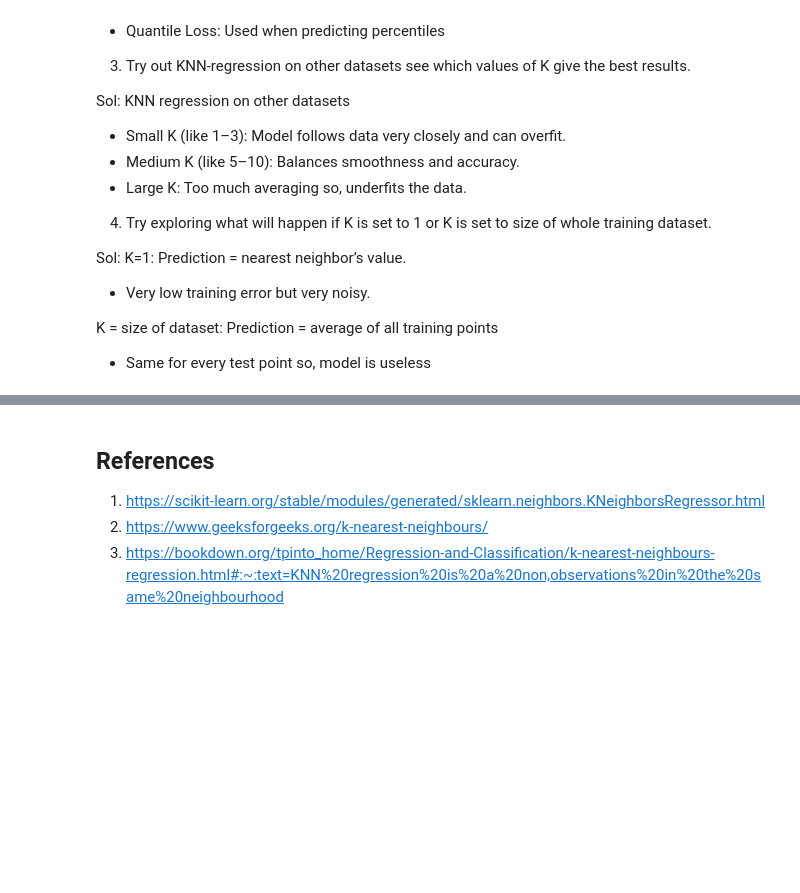
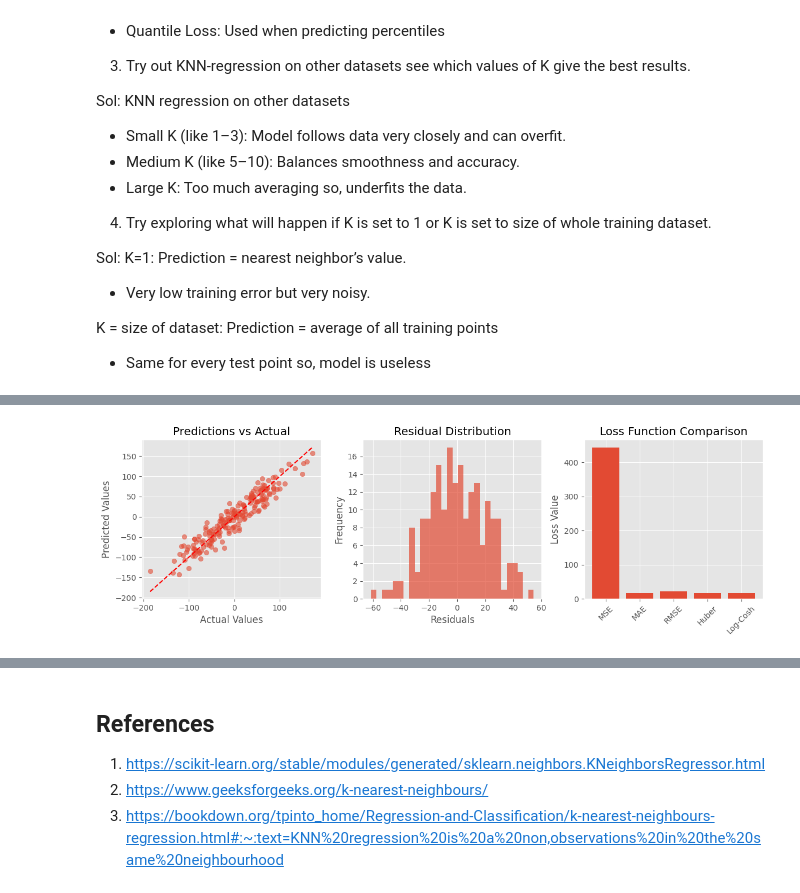
Before and after one commit to SaiGuruInukurthi/iHub_AIML_2025, a Jupyter notebook: Mod5_Lab2_Loss_Functions.ipynb, the cells around one changed output, grey strips where cells are left out. Cells and saved outputs as stored; diff of their text form; code cells hidden in the pictures; blank space fills up the shorter version.

```diff
--- a/Mod5_Lab2_Loss_Functions.ipynb
+++ b/Mod5_Lab2_Loss_Functions.ipynb
@@ -276,0 +291,78 @@ K = size of dataset: Prediction = average of all training points
+# %%
+# Create synthetic regression dataset
+from sklearn.datasets import make_regression
+from sklearn.model_selection import train_test_split
+from sklearn.linear_model import LinearRegression
+from sklearn.preprocessing import StandardScaler
+from sklearn.metrics import mean_squared_error, mean_absolute_error
+import numpy as np
+import matplotlib.pyplot as plt
+
+# Generate regression dataset
+X_reg, y_reg = make_regression(n_samples=1000, n_features=5, noise=20, random_state=42)
+X_train_reg, X_test_reg, y_train_reg, y_test_reg = train_test_split(X_reg, y_reg, test_size=0.2, random_state=42)
+
+# Scale features
+scaler = StandardScaler()
+X_train_scaled = scaler.fit_transform(X_train_reg)
+X_test_scaled = scaler.transform(X_test_reg)
+
+# Train linear regression model
+lr_model = LinearRegression()
+lr_model.fit(X_train_scaled, y_train_reg)
+y_pred_reg = lr_model.predict(X_test_scaled)
+
+# Calculate different loss functions
+mse_reg = mean_squared_error(y_test_reg, y_pred_reg)
+mae_reg = mean_absolute_error(y_test_reg, y_pred_reg)
+rmse_reg = np.sqrt(mse_reg)
+
+# Custom loss functions
+def huber_loss(y_true, y_pred, delta=1.0):
+    residual = np.abs(y_true - y_pred)
+    return np.where(residual <= delta,
+                    0.5 * residual**2,
+                    delta * residual - 0.5 * delta**2).mean()
+
+def log_cosh_loss(y_true, y_pred):
+    return np.log(np.cosh(y_pred - y_true)).mean()
+
+huber_reg = huber_loss(y_test_reg, y_pred_reg)
+logcosh_reg = log_cosh_loss(y_test_reg, y_pred_reg)
+
+# Compare results
+print("Loss Function Comparison on Regression Task:")
+print(f"MSE: {mse_reg:.4f}")
+print(f"MAE: {mae_reg:.4f}")
+print(f"RMSE: {rmse_reg:.4f}")
+print(f"Huber Loss: {huber_reg:.4f}")
+print(f"Log-Cosh Loss: {logcosh_reg:.4f}")
+
+# Visualize predictions vs actual
+plt.figure(figsize=(12, 4))
+
+plt.subplot(1, 3, 1)
+plt.scatter(y_test_reg, y_pred_reg, alpha=0.6)
+plt.plot([y_test_reg.min(), y_test_reg.max()], [y_test_reg.min(), y_test_reg.max()], 'r--')
+plt.xlabel('Actual Values')
+plt.ylabel('Predicted Values')
+plt.title('Predictions vs Actual')
+
+plt.subplot(1, 3, 2)
+residuals = y_test_reg - y_pred_reg
+plt.hist(residuals, bins=30, alpha=0.7)
+plt.xlabel('Residuals')
+plt.ylabel('Frequency')
+plt.title('Residual Distribution')
+
+plt.subplot(1, 3, 3)
+loss_names = ['MSE', 'MAE', 'RMSE', 'Huber', 'Log-Cosh']
+loss_values = [mse_reg, mae_reg, rmse_reg, huber_reg, logcosh_reg]
+plt.bar(loss_names, loss_values)
+plt.ylabel('Loss Value')
+plt.title('Loss Function Comparison')
+plt.xticks(rotation=45)
+
+plt.tight_layout()
+plt.show()
+# %% [output]
@@ -276,0 +375 @@ K = size of dataset: Prediction = average of all training points
+[figure, added]
```
Also changed, not shown: parts of 11 cells of this notebook, 6 other files.
